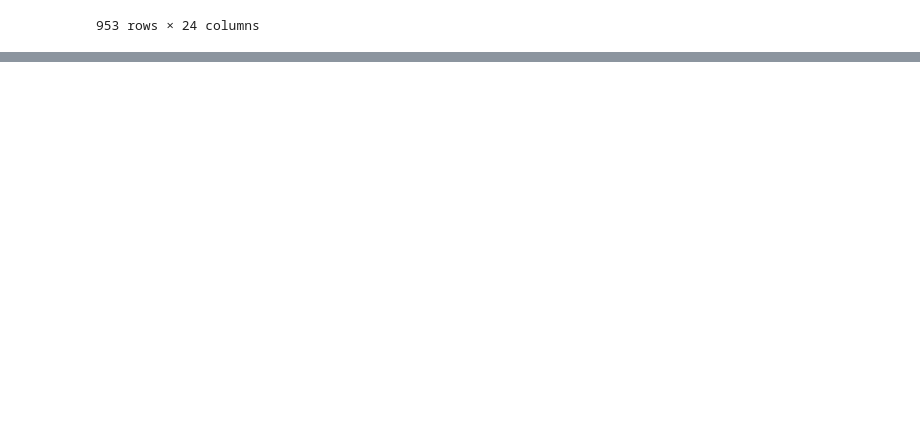
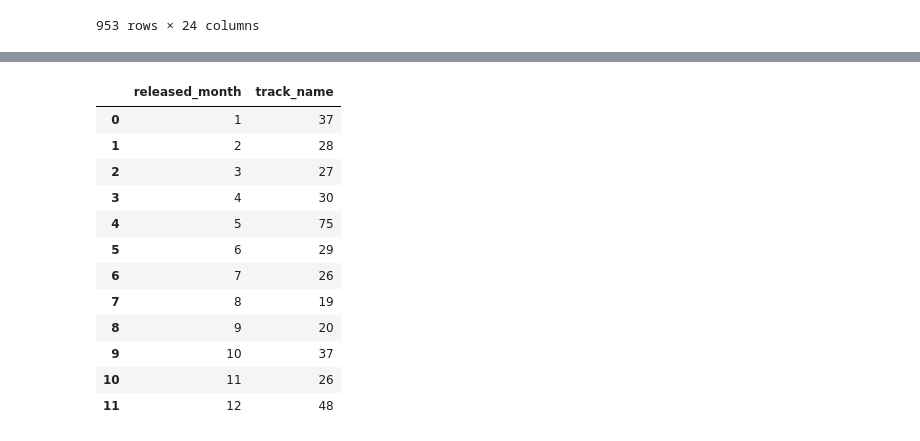
Before and after one commit to Ernesto-Trevino-E/MineriaUANL, a Jupyter notebook: P2/Practica_2.ipynb, the cells around one changed output, grey strips where cells are left out. Drawn from its saved outputs; the diff is of its cells as text; code cells hidden in the pictures; blank space fills up the shorter version.

```diff
--- a/P2/Practica_2.ipynb
+++ b/P2/Practica_2.ipynb
@@ -26,0 +54,4 @@ data
+# %%
+data2022 = data[data["released_year"]==2022]
+data2023 = data[data["released_year"]==2023]
+data2021 = data[data["released_year"]==2021]
@@ -26,0 +109,17 @@ data
+# %%
+group2022_monthlyTracks = data2022.groupby(["released_month"])["track_name"].count().reset_index()
+group2022_monthlyTracks
+# %% [output]
+|  | released_month | track_name |
+| 0 | 1 | 37 |
+| 1 | 2 | 28 |
+| 2 | 3 | 27 |
+| 3 | 4 | 30 |
+| 4 | 5 | 75 |
+| 5 | 6 | 29 |
+| 6 | 7 | 26 |
+| 7 | 8 | 19 |
+| 8 | 9 | 20 |
+| 9 | 10 | 37 |
+| 10 | 11 | 26 |
+| 11 | 12 | 48 |
```
Also changed, not shown: parts of 7 cells of this notebook.
